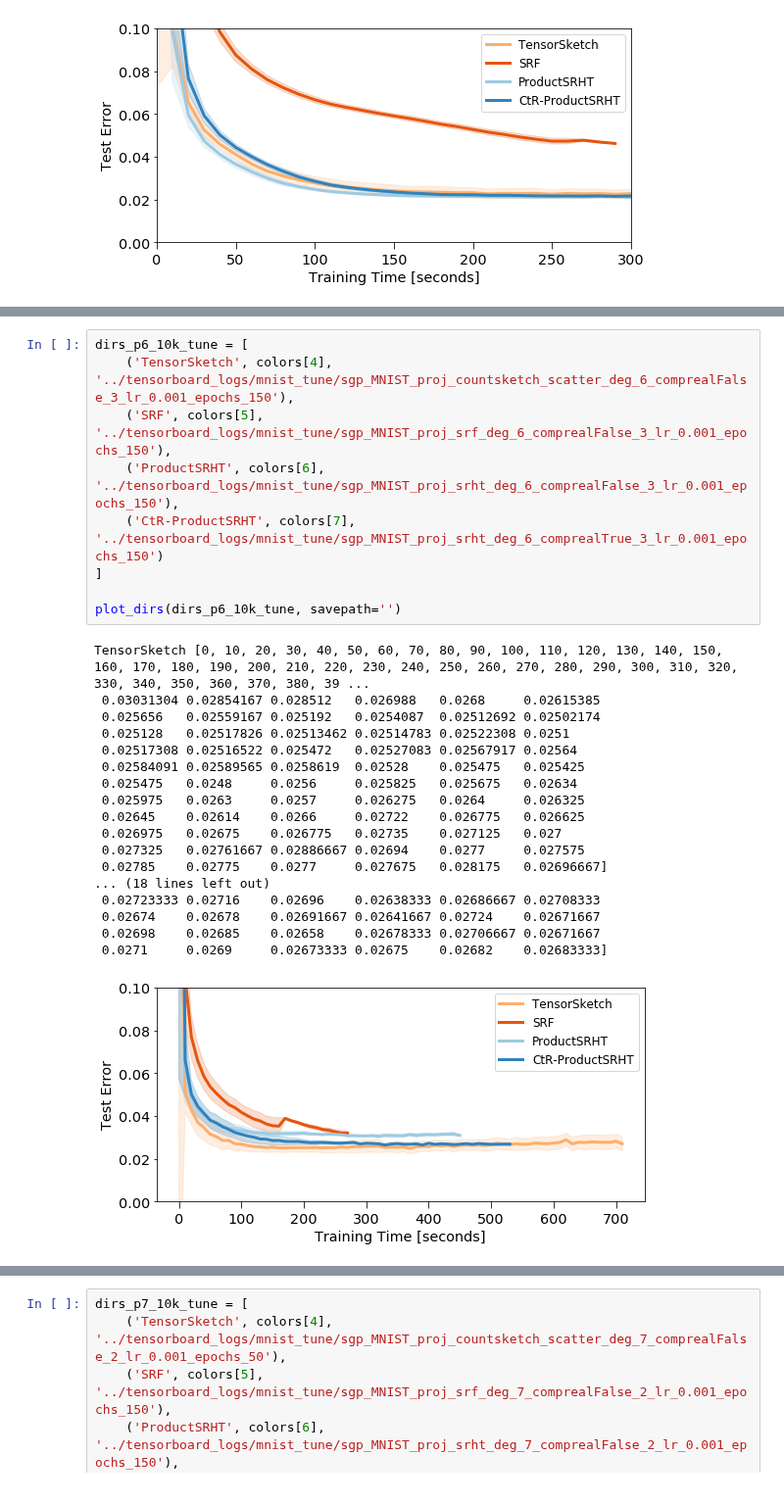
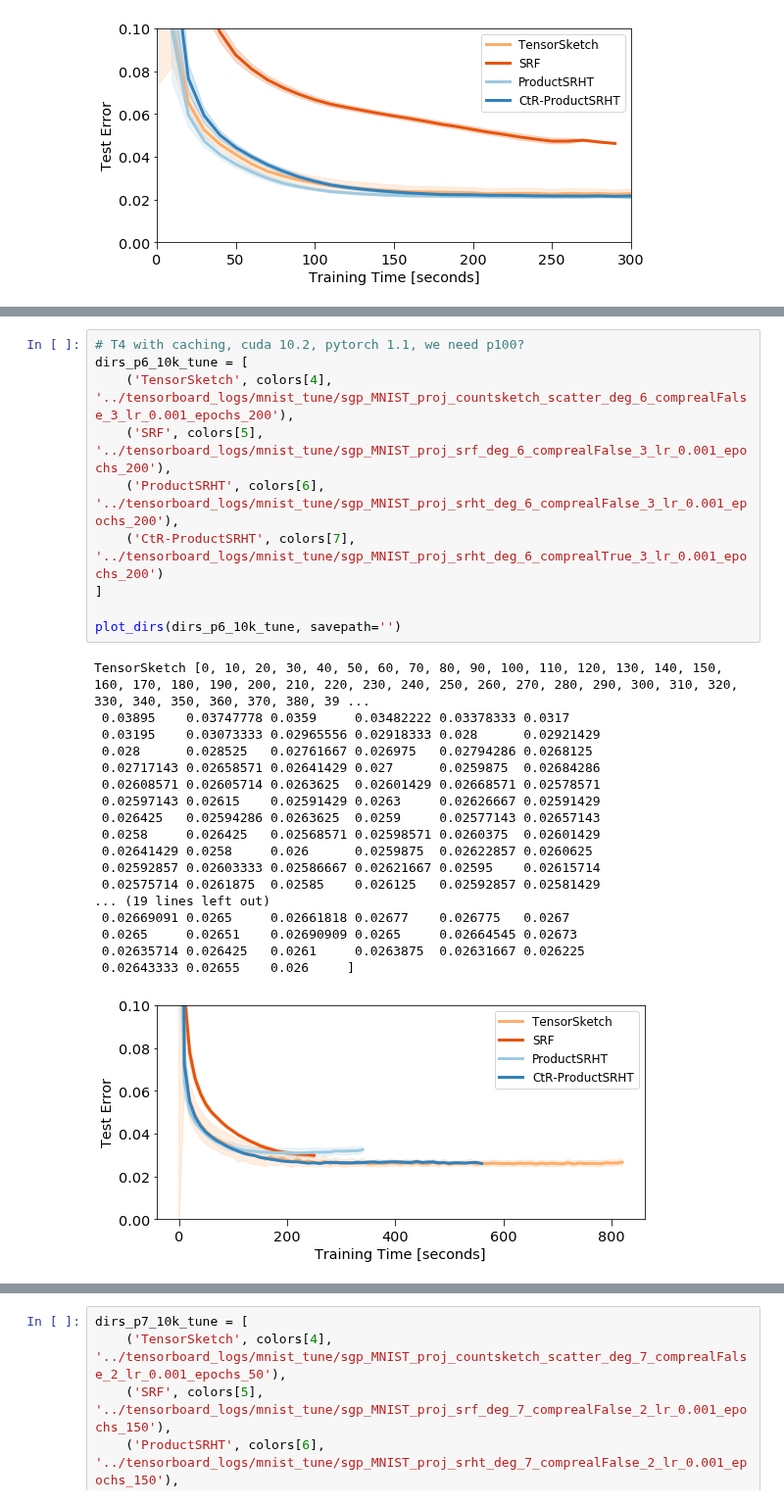
Before and after one commit to joneswack/dp-rfs, a Jupyter notebook: notebooks/read-tf-logs.ipynb, the cells around one changed output, grey strips where cells are left out. Shown at 98% size. Drawn from its saved outputs; the diff is of its cells as text.

```diff
--- a/notebooks/read-tf-logs.ipynb
+++ b/notebooks/read-tf-logs.ipynb
@@ -140,31 +141,32 @@ TensorSketch [0, 10, 20, 30, 40, 50, 60, 70, 80, 90, 100, 110, 120, 130, 140, 15
  0.0266    ]
 [figure]
 # %%
+# T4 with caching, cuda 10.2, pytorch 1.1, we need p100?
 dirs_p6_10k_tune = [
-    ('TensorSketch', colors[4], '../tensorboard_logs/mnist_tune/sgp_MNIST_proj_countsketch_scatter_deg_6_comprealFalse_3_lr_0.001_epochs_150'),
-    ('SRF', colors[5], '../tensorboard_logs/mnist_tune/sgp_MNIST_proj_srf_deg_6_comprealFalse_3_lr_0.001_epochs_150'),
-    ('ProductSRHT', colors[6], '../tensorboard_logs/mnist_tune/sgp_MNIST_proj_srht_deg_6_comprealFalse_3_lr_0.001_epochs_150'),
-    ('CtR-ProductSRHT', colors[7], '../tensorboard_logs/mnist_tune/sgp_MNIST_proj_srht_deg_6_comprealTrue_3_lr_0.001_epochs_150')
+    ('TensorSketch', colors[4], '../tensorboard_logs/mnist_tune/sgp_MNIST_proj_countsketch_scatter_deg_6_comprealFalse_3_lr_0.001_epochs_200'),
+    ('SRF', colors[5], '../tensorboard_logs/mnist_tune/sgp_MNIST_proj_srf_deg_6_comprealFalse_3_lr_0.001_epochs_200'),
+    ('ProductSRHT', colors[6], '../tensorboard_logs/mnist_tune/sgp_MNIST_proj_srht_deg_6_comprealFalse_3_lr_0.001_epochs_200'),
+    ('CtR-ProductSRHT', colors[7], '../tensorboard_logs/mnist_tune/sgp_MNIST_proj_srht_deg_6_comprealTrue_3_lr_0.001_epochs_200')
 ]
 
 plot_dirs(dirs_p6_10k_tune, savepath='')
 # %% [output]
 TensorSketch [0, 10, 20, 30, 40, 50, 60, 70, 80, 90, 100, 110, 120, 130, 140, 150, 160, 170, 180, 190, 200, 210, 220, 230, 240, 250, 260, 270, 280, 290, 300, 310, 320, 330, 340, 350, 360, 370, 380, 39 ...
- 0.03031304 0.02854167 0.028512   0.026988   0.0268     0.02615385
- 0.025656   0.02559167 0.025192   0.0254087  0.02512692 0.02502174
- 0.025128   0.02517826 0.02513462 0.02514783 0.02522308 0.0251
- 0.02517308 0.02516522 0.025472   0.02527083 0.02567917 0.02564
- 0.02584091 0.02589565 0.0258619  0.02528    0.025475   0.025425
- 0.025475   0.0248     0.0256     0.025825   0.025675   0.02634
- 0.025975   0.0263     0.0257     0.026275   0.0264     0.026325
- 0.02645    0.02614    0.0266     0.02722    0.026775   0.026625
- 0.026975   0.02675    0.026775   0.02735    0.027125   0.027
- 0.027325   0.02761667 0.02886667 0.02694    0.0277     0.027575
- 0.02785    0.02775    0.0277     0.027675   0.028175   0.02696667]
-... (18 lines left out)
- 0.02723333 0.02716    0.02696    0.02638333 0.02686667 0.02708333
- 0.02674    0.02678    0.02691667 0.02641667 0.02724    0.02671667
- 0.02698    0.02685    0.02658    0.02678333 0.02706667 0.02671667
- 0.0271     0.0269     0.02673333 0.02675    0.02682    0.02683333]
+ 0.03895    0.03747778 0.0359     0.03482222 0.03378333 0.0317
+ 0.03195    0.03073333 0.02965556 0.02918333 0.028      0.02921429
+ 0.028      0.028525   0.02761667 0.026975   0.02794286 0.0268125
+ 0.02717143 0.02658571 0.02641429 0.027      0.0259875  0.02684286
+ 0.02608571 0.02605714 0.0263625  0.02601429 0.02668571 0.02578571
+ 0.02597143 0.02615    0.02591429 0.0263     0.02626667 0.02591429
+ 0.026425   0.02594286 0.0263625  0.0259     0.02577143 0.02657143
+ 0.0258     0.026425   0.02568571 0.02598571 0.0260375  0.02601429
+ 0.02641429 0.0258     0.026      0.0259875  0.02622857 0.0260625
+ 0.02592857 0.02603333 0.02586667 0.02621667 0.02595    0.02615714
+ 0.02575714 0.0261875  0.02585    0.026125   0.02592857 0.02581429
+... (19 lines left out)
+ 0.02669091 0.0265     0.02661818 0.02677    0.026775   0.0267
+ 0.0265     0.02651    0.02690909 0.0265     0.02664545 0.02673
+ 0.02635714 0.026425   0.0261     0.0263875  0.02631667 0.026225
+ 0.02643333 0.02655    0.026     ]
-[figure, old version]
+[figure, new version]
 # %%
```
Also changed, not shown: parts of 8 cells of this notebook, 11 other files.
